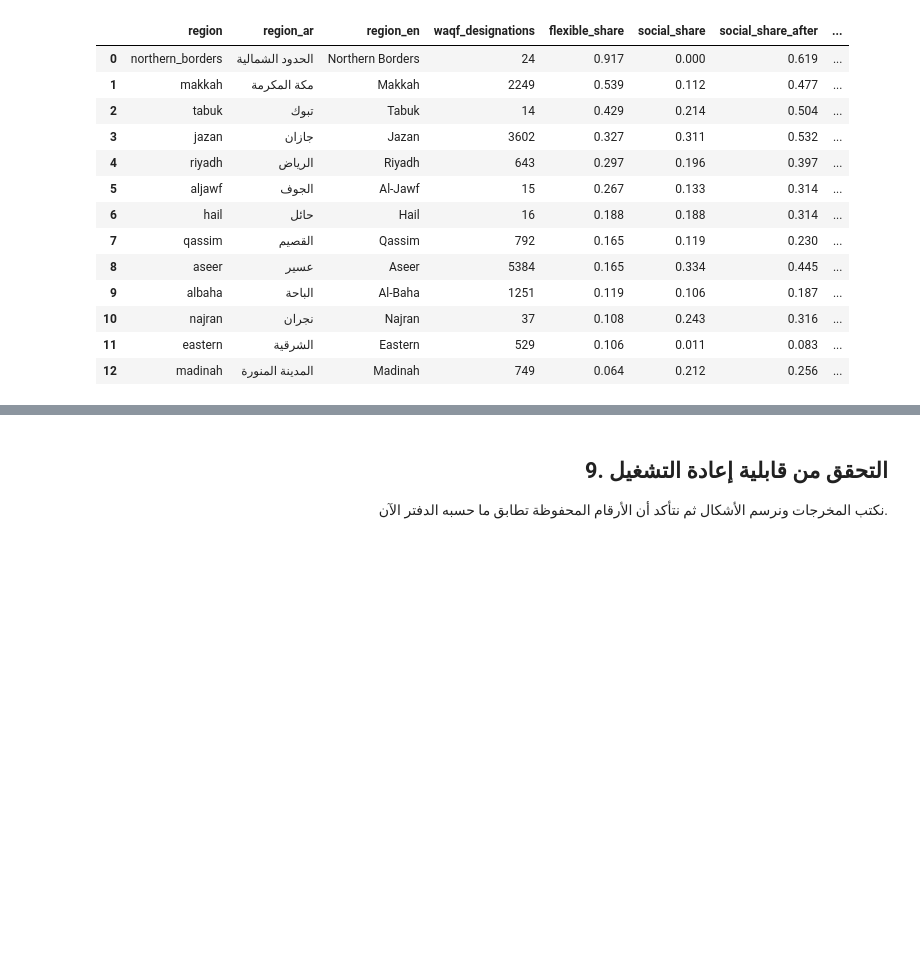
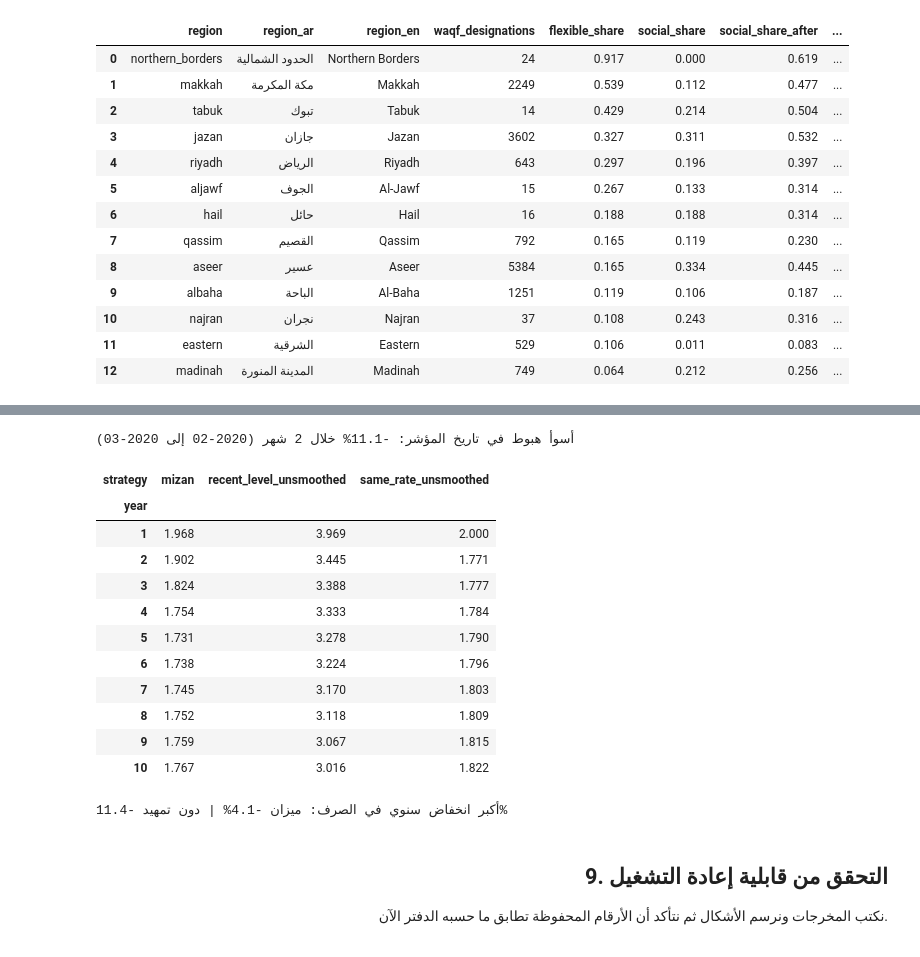
Before and after one commit to A-a-a124/mizan-alrai, a Jupyter notebook: analysis.ipynb, the cells around one changed output, grey strips where cells are left out. Saved outputs shown, nothing was run; the diff lists cells and outputs as text; code cells hidden in the pictures; blank space fills up the shorter version.

```diff
--- a/analysis.ipynb
+++ b/analysis.ipynb
@@ -426,3 +459,25 @@ display(so["case"].round(0).head(10)); display(so["regions"].round(3))
+# %%
+k = res.key["shock"]
+print(f"أسوأ هبوط في تاريخ المؤشر: {k['worst_fall']:.1%} خلال {k['worst_fall_months']} شهر ({k['worst_fall_from']} إلى {k['worst_fall_to']})")
+shock = ins["shocks"]
+display(shock[shock["scenario"] == "worst_fall_again"].pivot(index="year", columns="strategy", values="real_payout").round(3))
+print("أكبر انخفاض سنوي في الصرف: ميزان", f"{k['worst_fall_again__mizan__worst_cut']:.1%}",
+      "| دون تمهيد", f"{k['worst_fall_again__same_rate_unsmoothed__worst_cut']:.1%}")
+# %% [output]
+أسوأ هبوط في تاريخ المؤشر: -11.1% خلال 2 شهر (2020-02 إلى 2020-03)
+| strategy | mizan | recent_level_unsmoothed | same_rate_unsmoothed |
+| year |  |  |  |
+| 1 | 1.968 | 3.969 | 2.000 |
+| 2 | 1.902 | 3.445 | 1.771 |
+| 3 | 1.824 | 3.388 | 1.777 |
+| 4 | 1.754 | 3.333 | 1.784 |
+| 5 | 1.731 | 3.278 | 1.790 |
+| 6 | 1.738 | 3.224 | 1.796 |
+| 7 | 1.745 | 3.170 | 1.803 |
+| 8 | 1.752 | 3.118 | 1.809 |
+| 9 | 1.759 | 3.067 | 1.815 |
+| 10 | 1.767 | 3.016 | 1.822 |
+أكبر انخفاض سنوي في الصرف: ميزان -4.1% | دون تمهيد -11.4%
 # %% [markdown]
 <div dir="rtl" style="text-align:right">
 
```
Also changed, not shown: parts of 2 cells of this notebook, 32 other files.
